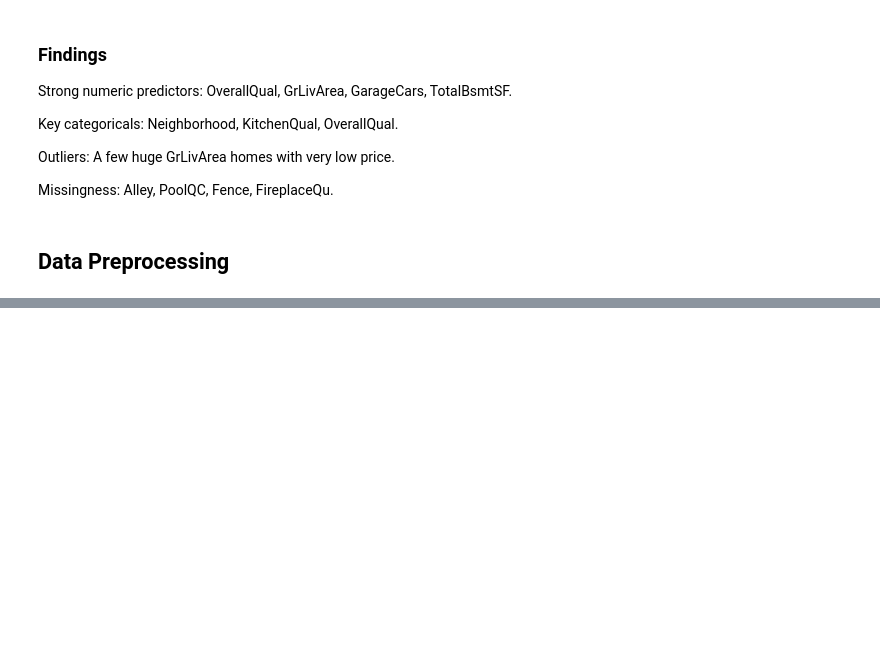
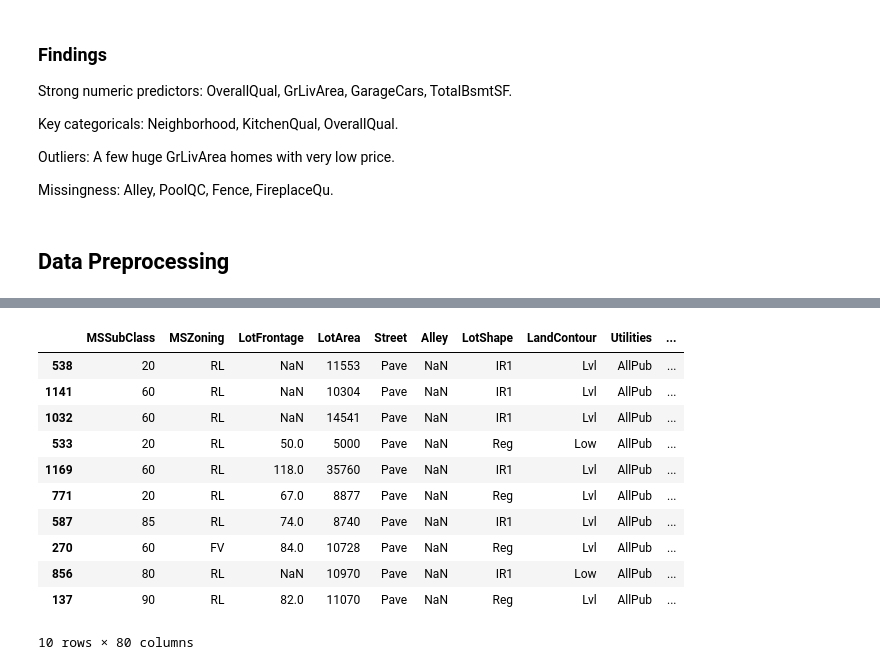
Before and after one commit to kamijoseph/Advanced-House-Prediction, a Jupyter notebook: notebooks/main.ipynb, the cells around one changed output, grey strips where cells are left out. Drawn from its saved outputs; the diff is of its cells as text; code cells hidden in the pictures; blank space fills up the shorter version.

```diff
--- a/notebooks/main.ipynb
+++ b/notebooks/main.ipynb
@@ -219,0 +235,17 @@ Missingness: Alley, PoolQC, Fence, FireplaceQu.
+# %%
+# dropping the id column
+data = data.drop("Id", axis=1)
+data.sample(10)
+# %% [output]
+|  | MSSubClass | MSZoning | LotFrontage | LotArea | Street | Alley | LotShape | LandContour | Utilities | ... |
+| 538 | 20 | RL | NaN | 11553 | Pave | NaN | IR1 | Lvl | AllPub | ... |
+| 1141 | 60 | RL | NaN | 10304 | Pave | NaN | IR1 | Lvl | AllPub | ... |
+| 1032 | 60 | RL | NaN | 14541 | Pave | NaN | IR1 | Lvl | AllPub | ... |
+| 533 | 20 | RL | 50.0 | 5000 | Pave | NaN | Reg | Low | AllPub | ... |
+| 1169 | 60 | RL | 118.0 | 35760 | Pave | NaN | IR1 | Lvl | AllPub | ... |
+| 771 | 20 | RL | 67.0 | 8877 | Pave | NaN | Reg | Lvl | AllPub | ... |
+| 587 | 85 | RL | 74.0 | 8740 | Pave | NaN | IR1 | Lvl | AllPub | ... |
+| 270 | 60 | FV | 84.0 | 10728 | Pave | NaN | Reg | Lvl | AllPub | ... |
+| 856 | 80 | RL | NaN | 10970 | Pave | NaN | IR1 | Low | AllPub | ... |
+| 137 | 90 | RL | 82.0 | 11070 | Pave | NaN | Reg | Lvl | AllPub | ... |
+10 rows × 80 columns
```
Also changed, not shown: parts of 4 cells of this notebook.
